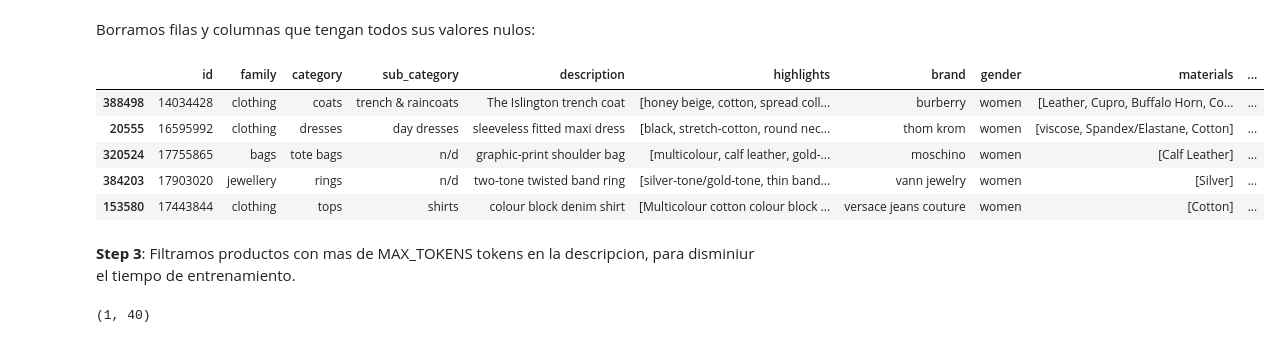
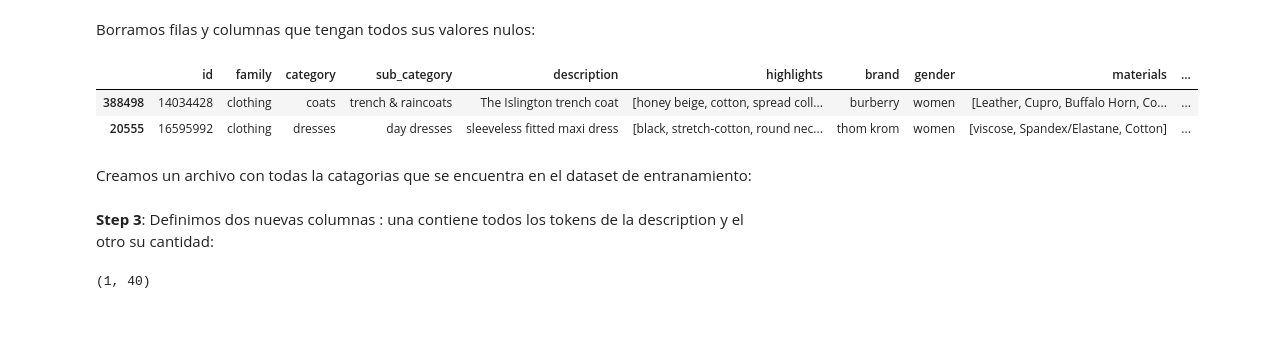
Before and after one commit to magistery-tps/text-mining, a Jupyter notebook: notebooks/fashion-outfits/1.1-pre-processing.ipynb, the cells around one changed output. Cells and saved outputs as stored; diff of their text form; code cells hidden in the pictures.

```diff
--- a/notebooks/fashion-outfits/1.1-pre-processing.ipynb
+++ b/notebooks/fashion-outfits/1.1-pre-processing.ipynb
@@ -184,7 +138,7 @@ to_lower_strip(test_set, ['product_family', 'product_category', 'product_sub_cat
 # %% [markdown]
 Renombrado de columnas:
 # %%
-train_set = train_set.rename(columns={
+rename_columns = {
     'product_id'               : 'id',
     'product_gender'           : 'gender',
     'product_short_description': 'description',
@@ -198,26 +152,25 @@ train_set = train_set.rename(columns={
     'product_main_colour'      : 'main_colour',
     'product_second_color'     : 'second_color',
     'product_image_path'       : 'image_uri'
-})
-test_set = test_set.rename(columns={
-    'product_id'               : 'id',
-    'product_gender'           : 'gender',
-    'product_short_description': 'description',
-    'product_highlights'       : 'highlights',
-    'product_image_path'       : 'image',
-    'product_materials'        : 'materials',
-    'product_family'           : 'family',
-    'product_category'         : 'category',
-    'product_sub_category'     : 'sub_category',
-    'product_brand'            : 'brand',
-    'product_main_colour'      : 'main_colour',
-    'product_second_color'     : 'second_color',
-    'product_image_path'       : 'image_uri'
-})
+}
+
+train_set = train_set.rename(columns = rename_columns)
+test_set  = test_set.rename(columns  = rename_columns)
 # %% [markdown]
 Selección de columnas de interés:
 # %%
-cols = ['id', 'family', 'category', 'sub_category', 'description', 'highlights', 'brand', 'gender', 'materials', 'image_uri']
+cols = [
+    'id',
+    'family',
+    'category',
+    'sub_category',
+    'description',
+    'highlights',
+    'brand',
+    'gender',
+    'materials',
+    'image_uri'
+]
 
 train_products = train_set[cols]
 test_products  = test_set[cols]
@@ -233,21 +186,20 @@ train_products = train_products.dropna(how='all', axis=1).dropna(axis=0)
 test_products  = test_products.dropna(how='all', axis=1).dropna(axis=0)
 None
 # %%
-train_products.head()
+train_products.head(2)
 # %% [output]
 |  | id | family | category | sub_category | description | highlights | brand | gender | materials | ... |
 | 388498 | 14034428 | clothing | coats | trench & raincoats | The Islington trench coat | [honey beige, cotton, spread coll... | burberry | women | [Leather, Cupro, Buffalo Horn, Co... | ... |
 | 20555 | 16595992 | clothing | dresses | day dresses | sleeveless fitted maxi dress | [black, stretch-cotton, round nec... | thom krom | women | [viscose, Spandex/Elastane, Cotton] | ... |
-| 320524 | 17755865 | bags | tote bags | n/d | graphic-print shoulder bag | [multicolour, calf leather, gold-... | moschino | women | [Calf Leather] | ... |
-| 384203 | 17903020 | jewellery | rings | n/d | two-tone twisted band ring | [silver-tone/gold-tone, thin band... | vann jewelry | women | [Silver] | ... |
-| 153580 | 17443844 | clothing | tops | shirts | colour block denim shirt | [Multicolour cotton colour block ... | versace jeans couture | women | [Cotton] | ... |
+# %% [markdown]
+Creamos un archivo con todas la catagorias que se encuentra en el dataset de entranamiento:
 # %%
 train_products[['branch']] \
     .drop_duplicates() \
     .sort_values(by=['branch']) \
     .to_csv(f'{DATASET_PATH}/train_branches.csv',  index=False)
 # %% [markdown]
-**Step 3**:  Filtramos productos con mas de MAX_TOKENS tokens en la descripcion, para disminiur el tiempo de entrenamiento.
+**Step 3**: Definimos dos nuevas columnas : una contiene todos los tokens de la description y el otro su cantidad:
 # %%
 train_products['desc_tokens']  = train_products['description'].apply(lambda x: x.split(' '))
 train_products['tokens_count'] = train_products['desc_tokens'].apply(len)
```
Also changed, not shown: parts of 37 cells of this notebook, 6 other files.
